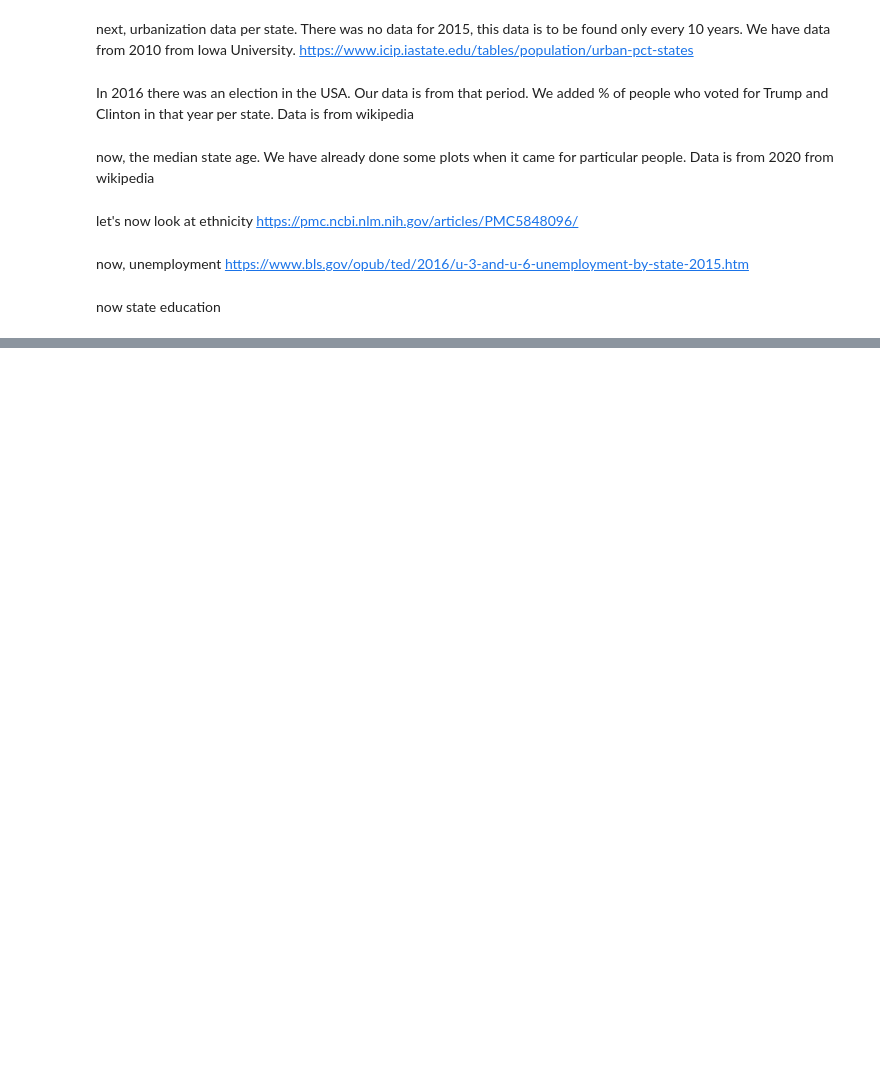
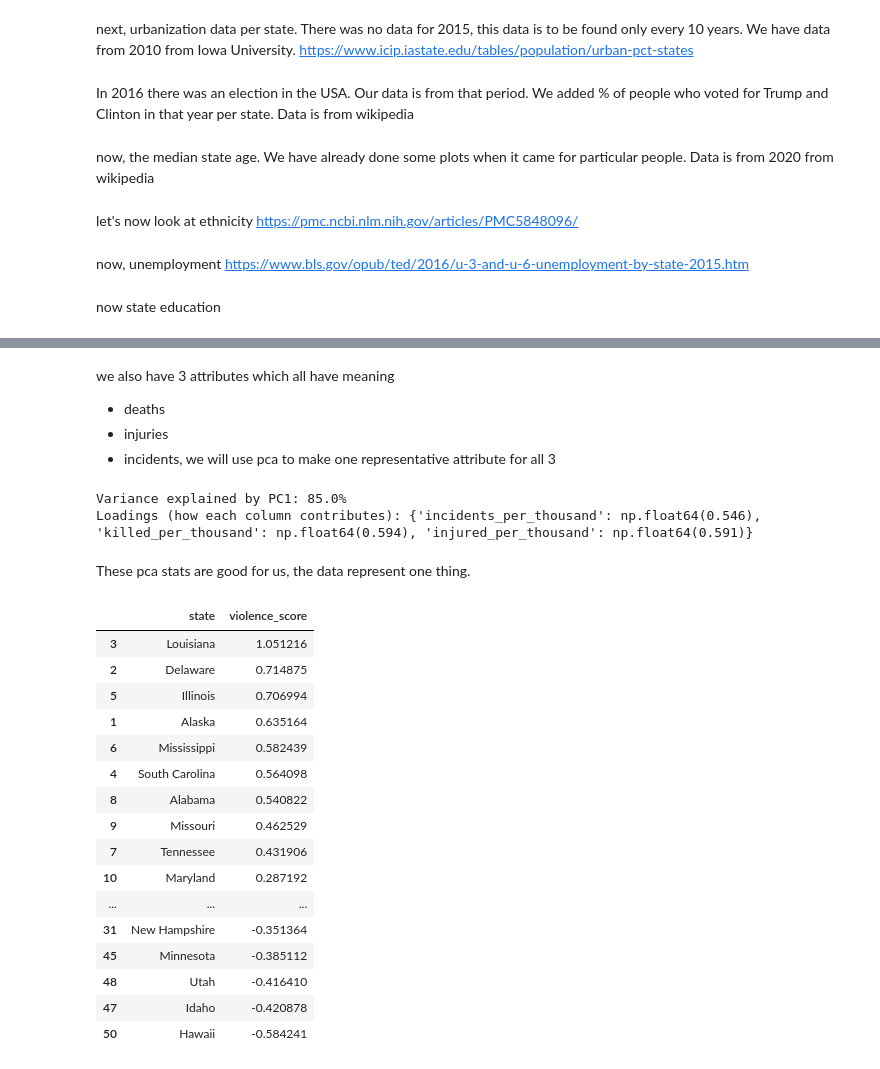
Before and after one commit to Neukz/gun-violence-analysis, a Jupyter notebook: notebooks/state_analysis.ipynb, the cells around one changed output, grey strips where cells are left out. Saved outputs shown, nothing was run; the diff lists cells and outputs as text; code cells hidden in the pictures; blank space fills up the shorter version.

```diff
--- a/notebooks/state_analysis.ipynb
+++ b/notebooks/state_analysis.ipynb
@@ -317,0 +390,49 @@ for our regression analysis, we will throw out DC
+# %%
+df_reg.drop(columns=["Clinton_votes", "pct_white", "pct_asian", "pct_bachelors"], inplace=True)
+# %% [markdown]
+we also have 3 attributes which all have meaning
+- deaths
+- injuries
+- incidents,
+we will use pca to make one representative attribute for all 3
+# %%
+from sklearn.decomposition import PCA
+
+
+cols = ["incidents_per_thousand", "killed_per_thousand", "injured_per_thousand"]
+
+# Standardize first — PCA is scale-sensitive
+X = MinMaxScaler().fit_transform(df_reg[cols])
+
+# Fit PCA, keep only the first component
+pca = PCA(n_components=1, random_state=42)
+df_reg["violence_score"] = pca.fit_transform(X).flatten()
+
+# Sanity checks
+print(f"Variance explained by PC1: {pca.explained_variance_ratio_[0]:.1%}")
+print(f"Loadings (how each column contributes): {dict(zip(cols, pca.components_[0].round(3)))}")
+# %% [output]
+Variance explained by PC1: 85.0%
+Loadings (how each column contributes): {'incidents_per_thousand': np.float64(0.546), 'killed_per_thousand': np.float64(0.594), 'injured_per_thousand': np.float64(0.591)}
+# %% [markdown]
+These pca stats are good for us, the data represent one thing.
+# %%
+df_reg[["state", "violence_score"]].sort_values(by="violence_score", ascending=False)
+# %% [output]
+|  | state | violence_score |
+| 3 | Louisiana | 1.051216 |
+| 2 | Delaware | 0.714875 |
+| 5 | Illinois | 0.706994 |
+| 1 | Alaska | 0.635164 |
+| 6 | Mississippi | 0.582439 |
+| 4 | South Carolina | 0.564098 |
+| 8 | Alabama | 0.540822 |
+| 9 | Missouri | 0.462529 |
+| 7 | Tennessee | 0.431906 |
+| 10 | Maryland | 0.287192 |
+| ... | ... | ... |
+| 31 | New Hampshire | -0.351364 |
+| 45 | Minnesota | -0.385112 |
+| 48 | Utah | -0.416410 |
+| 47 | Idaho | -0.420878 |
+| 50 | Hawaii | -0.584241 |
```
Also changed, not shown: parts of 7 cells of this notebook.
